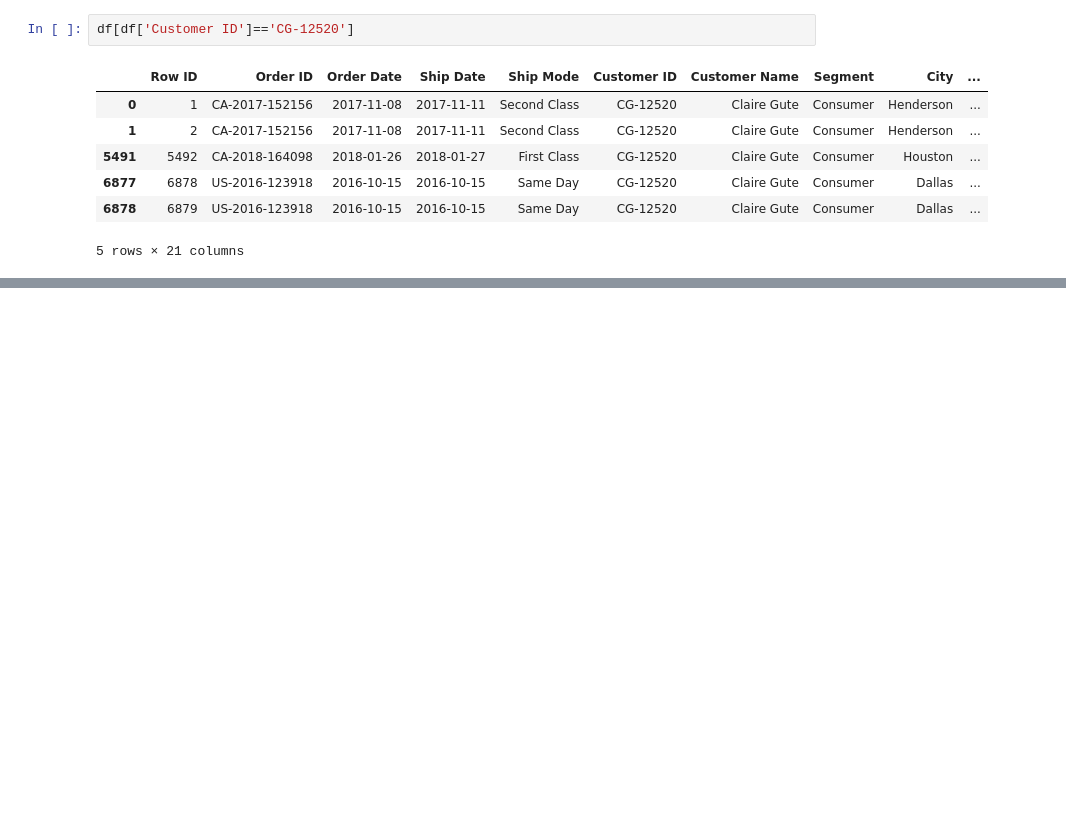
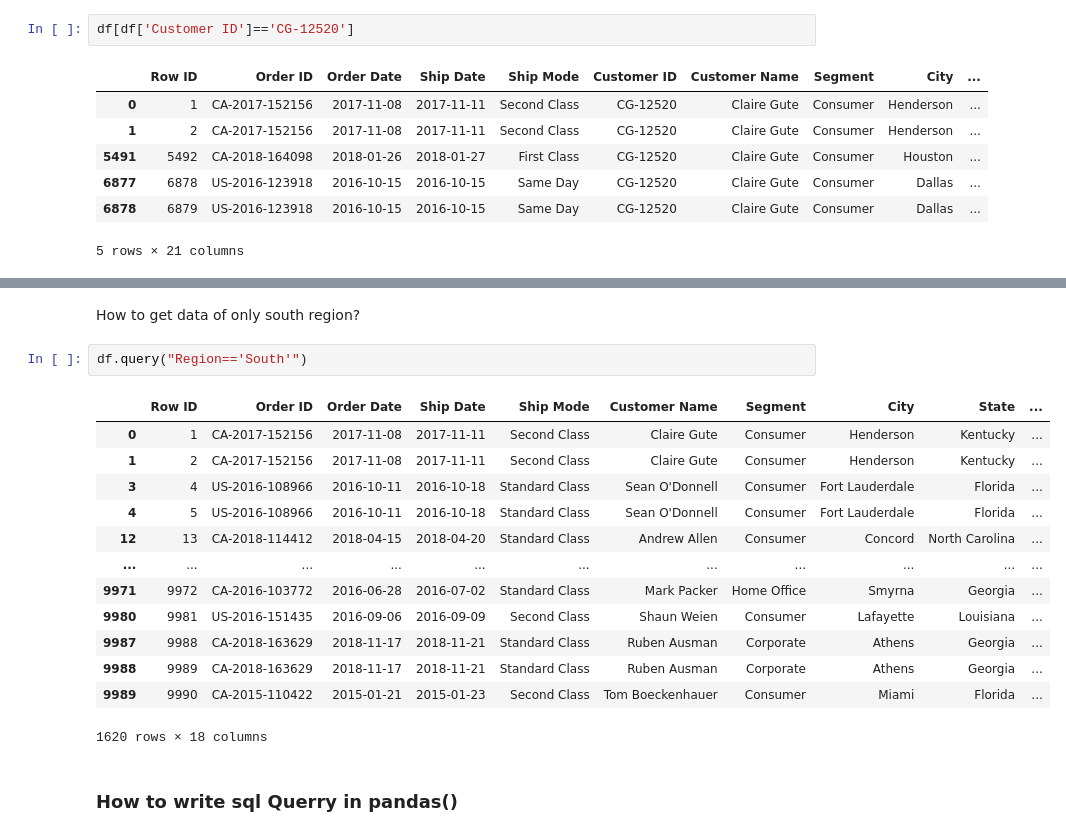
Before and after one commit to albertodavincishekhawat/DSpython, a Jupyter notebook: 2. Pandas.ipynb, the cells around one changed output, grey strips where cells are left out. Cells and saved outputs as stored; diff of their text form; blank space fills up the shorter version.

Commit message:
pandas all new classes complete

```diff
--- a/2. Pandas.ipynb
+++ b/2. Pandas.ipynb
@@ -1397,0 +1576,20 @@ df.drop
+# %% [markdown]
+How to get data of only south region?
+# %%
+df.query("Region=='South'")
+# %% [output]
+|  | Row ID | Order ID | Order Date | Ship Date | Ship Mode | Customer Name | Segment | City | State | ... |
+| 0 | 1 | CA-2017-152156 | 2017-11-08 | 2017-11-11 | Second Class | Claire Gute | Consumer | Henderson | Kentucky | ... |
+| 1 | 2 | CA-2017-152156 | 2017-11-08 | 2017-11-11 | Second Class | Claire Gute | Consumer | Henderson | Kentucky | ... |
+| 3 | 4 | US-2016-108966 | 2016-10-11 | 2016-10-18 | Standard Class | Sean O'Donnell | Consumer | Fort Lauderdale | Florida | ... |
+| 4 | 5 | US-2016-108966 | 2016-10-11 | 2016-10-18 | Standard Class | Sean O'Donnell | Consumer | Fort Lauderdale | Florida | ... |
+| 12 | 13 | CA-2018-114412 | 2018-04-15 | 2018-04-20 | Standard Class | Andrew Allen | Consumer | Concord | North Carolina | ... |
+| ... | ... | ... | ... | ... | ... | ... | ... | ... | ... | ... |
+| 9971 | 9972 | CA-2016-103772 | 2016-06-28 | 2016-07-02 | Standard Class | Mark Packer | Home Office | Smyrna | Georgia | ... |
+| 9980 | 9981 | US-2016-151435 | 2016-09-06 | 2016-09-09 | Second Class | Shaun Weien | Consumer | Lafayette | Louisiana | ... |
+| 9987 | 9988 | CA-2018-163629 | 2018-11-17 | 2018-11-21 | Standard Class | Ruben Ausman | Corporate | Athens | Georgia | ... |
+| 9988 | 9989 | CA-2018-163629 | 2018-11-17 | 2018-11-21 | Standard Class | Ruben Ausman | Corporate | Athens | Georgia | ... |
+| 9989 | 9990 | CA-2015-110422 | 2015-01-21 | 2015-01-23 | Second Class | Tom Boeckenhauer | Consumer | Miami | Florida | ... |
+1620 rows × 18 columns
+# %% [markdown]
+### How to write sql Querry in pandas()
```
Also changed, not shown: parts of 39 cells of this notebook, 2 other files.
